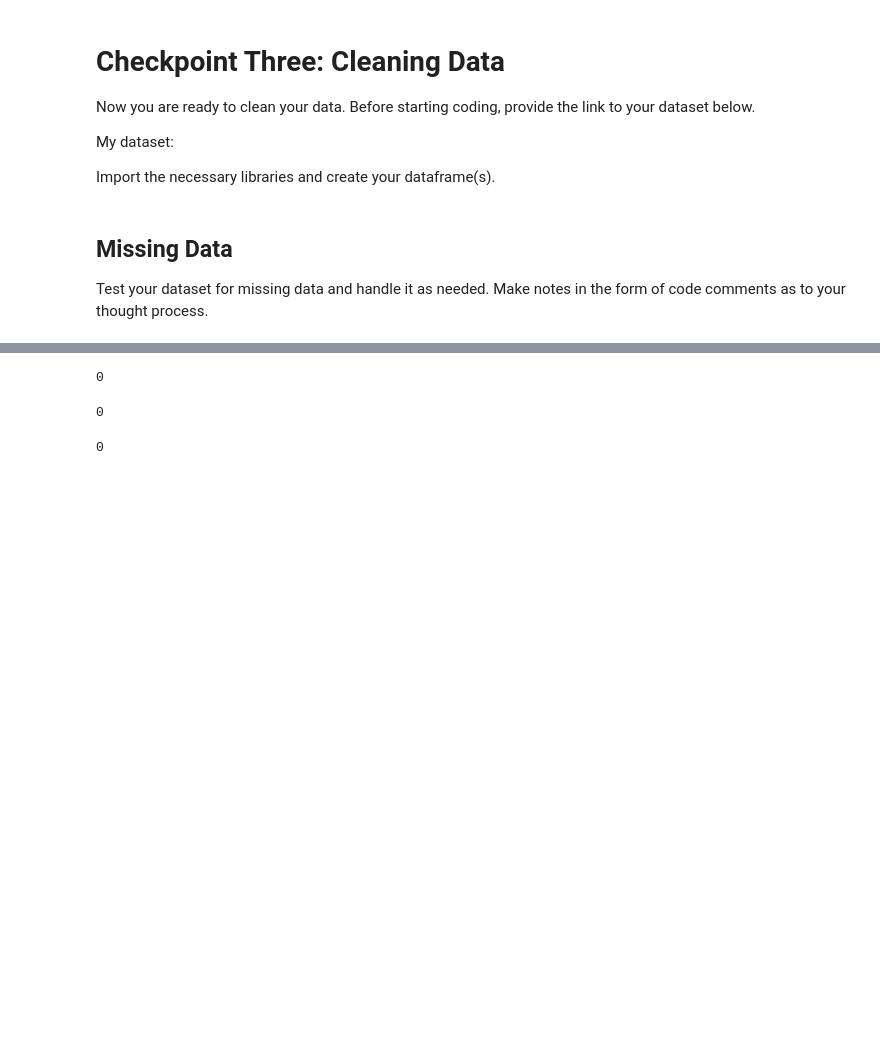
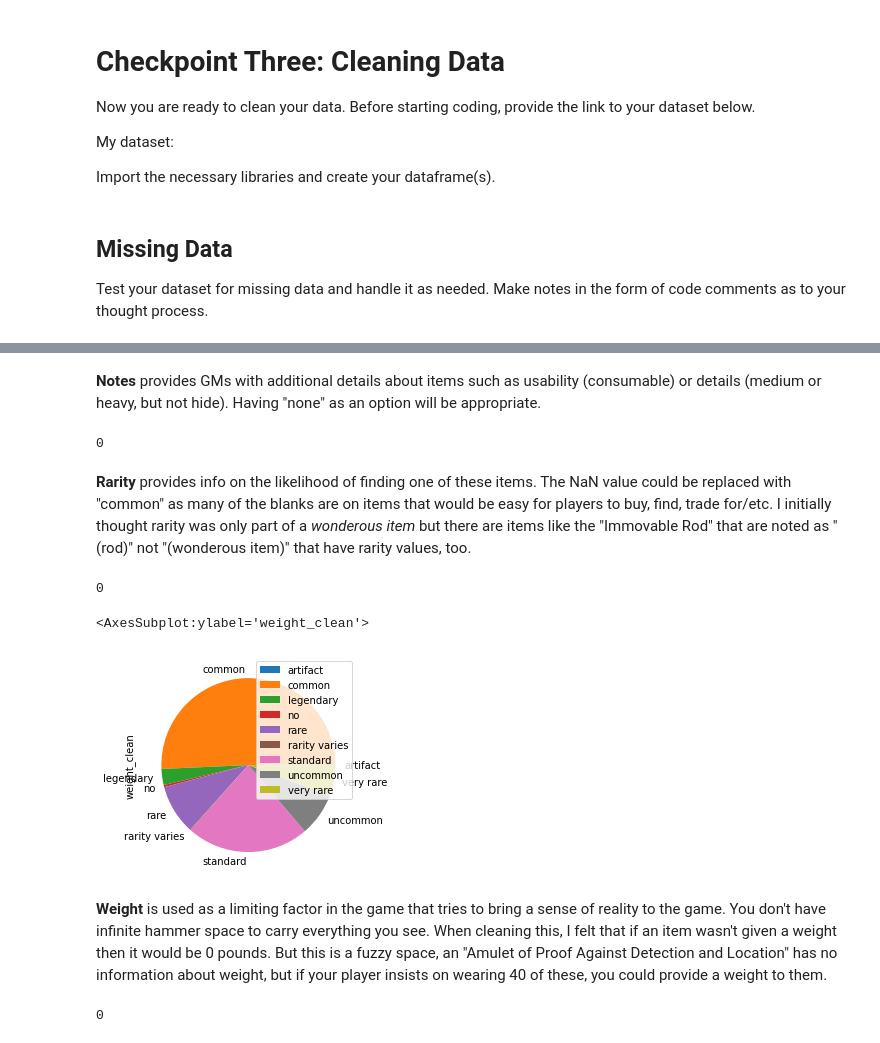
Before and after one commit to speudusa/cleaning-data-checkpoint, a Jupyter notebook: checkpoint-three.ipynb, the cells around one changed output, grey strips where cells are left out. Cells and saved outputs as stored; diff of their text form; code cells hidden in the pictures; blank space fills up the shorter version.

```diff
--- a/checkpoint-three.ipynb
+++ b/checkpoint-three.ipynb
@@ -47,3 +55,5 @@ dtype: int64
+# %% [markdown]
+**Notes** provides GMs with additional details about items such as usability (consumable) or details (medium or heavy, but not hide).  Having "none" as an option will be appropriate.
 # %%
 items.groupby("notes").nunique()
 items["notes"].isna().sum()  #433
@@ -52,6 +62,8 @@ items["notes_clean"].head()
 items["notes_clean"].isna().sum()
 # %% [output]
 0
+# %% [markdown]
+**Rarity** provides info on the likelihood of finding one of these items.  The NaN value could be replaced with "common" as many of the blanks are on items that would be easy for players to buy, find, trade for/etc.  I initially thought rarity was only part of a _wonderous item_ but there are items like the "Immovable Rod" that are noted as "(rod)" not "(wonderous item)" that have rarity values, too.
 # %%
 items.groupby("item_rarity").count() #9 groups
 items["item_rarity"].isna().sum()  #389
@@ -60,6 +72,17 @@ items["rarity_clean"].head()
 items["rarity_clean"].isna().sum()  #0
 # %% [output]
 0
+# %%
+# dt = items.groupby("item_rarity").count()
+# dt.plot.pie(y="weight_clean")
+
+dt = items.groupby("rarity_clean").count()
+dt.plot.pie(y="weight_clean")
+# %% [output]
+<AxesSubplot:ylabel='weight_clean'>
+[figure, added]
+# %% [markdown]
+**Weight** is used as a limiting factor in the game that tries to bring a sense of reality to the game.  You don't have infinite hammer space to carry everything you see.  When cleaning this, I felt that if an item wasn't given a weight then it would be 0 pounds.  But this is a fuzzy space, an "Amulet of Proof Against Detection and Location" has no information about weight, but if your player insists on wearing 40 of these, you could provide a weight to them.
 # %%
 items.groupby("weight").count()  #32
 items["weight"].isna().sum()  #161
```
Also changed, not shown: parts of 51 cells of this notebook.
